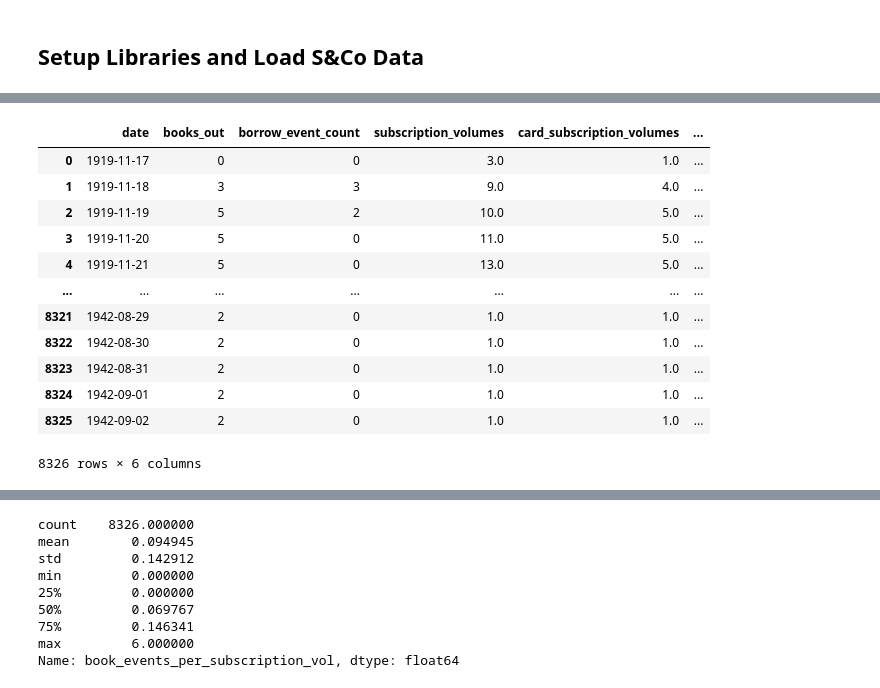
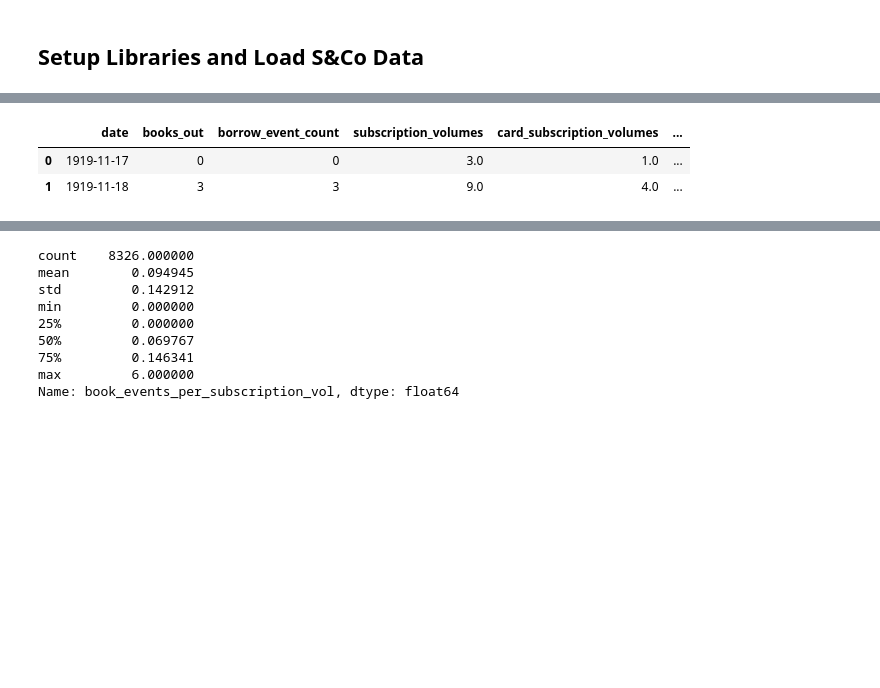
Before and after one commit to rlskoeser/shxco-missingdata-specreading, a Jupyter notebook: missing_data/ScoMissingBorrowingActivity.ipynb, the cells around one changed output, grey strips where cells are left out. Saved outputs shown, nothing was run; the diff lists cells and outputs as text; code cells hidden in the pictures; blank space fills up the shorter version.

```diff
--- a/missing_data/ScoMissingBorrowingActivity.ipynb
+++ b/missing_data/ScoMissingBorrowingActivity.ipynb
@@ -38 +18,4 @@ events_df["item_id"] = events_df.item_uri.apply(
+# %%
+events_df, members_df, _, _  = load_initial_data()
+events_df = process_events_data(events_df)
 # %% [markdown]
@@ -74,10 +43,0 @@ subs_end_date = subscription_events.end_datetime.max()
-# %%
-# load members
-members_df = pd.read_csv(csv_urls['members'])
-
-# for now, use has card to identify borrows that belong to subscriptions (but this is approximate)
-member_subs = subscription_events.copy()
-member_subs[['first_member_uri','second_member_uri']] = member_subs.member_uris.str.split(';', expand=True)
-# handle multiple member uris (joint accounts) in subscriptions by merging on the first one (has card should be same)
-member_subs = pd.merge(left=member_subs, right=members_df, left_on="first_member_uri", right_on="uri")
-member_subs = member_subs[member_subs.has_card]
@@ -164,59 +167,55 @@ borrows_within_subscriptions = borrow_events_df[borrow_events_df.within_subscrip
 # %%
-from datetime import date, timedelta
-# arbritrary end date while testing
-#end_day = date(1925, 6, 1)
-# go through end of last subscription end date
-#end_day = subs_end_date
+# Initialize a one-day timedelta for incrementing the date.
 one_day = timedelta(days=1)
-# start with the earliest start date
+
+# Initialize the start date as the earliest start date in 'date_events'.
 day = date_events.start_datetime.iloc[0]
 
+# Initialize lists to store the data for each date.
 dates = []
 books_out = []
 borrow_events_perday = []
 subscription_vols = []
 card_subscription_vols = []
 book_subscription_vols = []
 
+# Iterate over each date until the end of the last subscription.
+while day < subs_end_date:
+    # Append the current date to 'dates'.
+    dates.append(day)
 
-while day < subs_end_date:
-    dates.append(day)
-    # get total number of borrowing events spanning this date; include start date, exclude end (to avoid double counting)
+    # Count the number of borrow events that span the current date and append the count to 'books_out'.
     books_out.append(len(borrows_within_subscriptions[(borrows_within_subscriptions.start_datetime <= day) & (borrows_within_subscriptions.end_datetime > day)]))
-    # total number of volumes from active subscriptions for this date
+
+    # Sum the volumes of active subscriptions on the current date and append the sum to 'subscription_vols'.
     subscription_vols.append(subscription_events[(subscription_events.start_datetime <= day) & (day < subscription_events.end_datetime)].subscription_volumes.sum())
-    # total number of volumes from subscriptions for members with extant cards
+
+    # Sum the volumes of active subscriptions for members with extant cards on the current date and append the sum to 'card_subscription_vols'.
     card_subscription_vols.append(member_subs[(member_subs.start_datetime <= day) & (day < member_subs.end_datetime)].subscription_volumes.sum())
 
-    # total number of volumes from subscriptions for subscriptions with at least one borrow event
+    # Sum the volumes of active subscriptions with at least one borrow event on the current date and append the sum to 'book_subscription_vols'.
     book_subscription_vols.append(subs_with_borrows[(subs_with_borrows.start_datetime <= day) & (day < subs_with_borrows.end_datetime)].subscription_volumes.sum())
 
-    # count actual borrow events that started on this date
+    # Count the borrow events that started on the current date and append the count to 'borrow_events_perday'.
     borrow_events_perday.append(len(borrow_events[borrow_events.start_datetime == day]))
 
+    # Increment the date by one day.
     day += one_day
 
-borrowing_df  = pd.DataFrame()
-borrowing_df['date'] = dates
-borrowing_df['books_out'] = books_out
-borrowing_df['borrow_event_count'] = borrow_events_perday
-borrowing_df['subscription_volumes'] = subscription_vols
-borrowing_df['card_subscription_volumes'] = card_subscription_vols
-borrowing_df['book_subscription_volumes'] = book_subscription_vols
-borrowing_df
+# Create a DataFrame 'borrowing_df' to store the data for each date.
+borrowing_df  = pd.DataFrame({
+    'date': dates,
+    'books_out': books_out,
+    'borrow_event_count': borrow_events_perday,
+    'subscription_volumes': subscription_vols,
+    'card_subscription_volumes': card_subscription_vols,
+    'book_subscription_volumes': book_subscription_vols
+})
+
+borrowing_df.head(2)
 # %% [output]
 |  | date | books_out | borrow_event_count | subscription_volumes | card_subscription_volumes | ... |
 | 0 | 1919-11-17 | 0 | 0 | 3.0 | 1.0 | ... |
 | 1 | 1919-11-18 | 3 | 3 | 9.0 | 4.0 | ... |
-| 2 | 1919-11-19 | 5 | 2 | 10.0 | 5.0 | ... |
-| 3 | 1919-11-20 | 5 | 0 | 11.0 | 5.0 | ... |
-| 4 | 1919-11-21 | 5 | 0 | 13.0 | 5.0 | ... |
-| ... | ... | ... | ... | ... | ... | ... |
-| 8321 | 1942-08-29 | 2 | 0 | 1.0 | 1.0 | ... |
-| 8322 | 1942-08-30 | 2 | 0 | 1.0 | 1.0 | ... |
-| 8323 | 1942-08-31 | 2 | 0 | 1.0 | 1.0 | ... |
-| 8324 | 1942-09-01 | 2 | 0 | 1.0 | 1.0 | ... |
-| 8325 | 1942-09-02 | 2 | 0 | 1.0 | 1.0 | ... |
-8326 rows × 6 columns
 # %%
 # where do card member subs and book subs differ?
```
Also changed, not shown: parts of 103 cells of this notebook, 1 other file.
